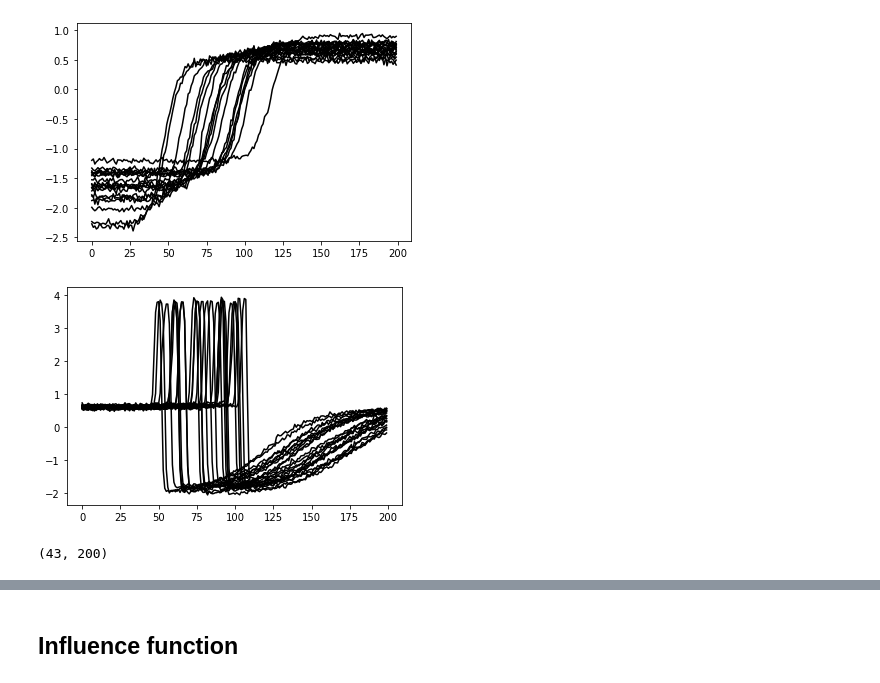
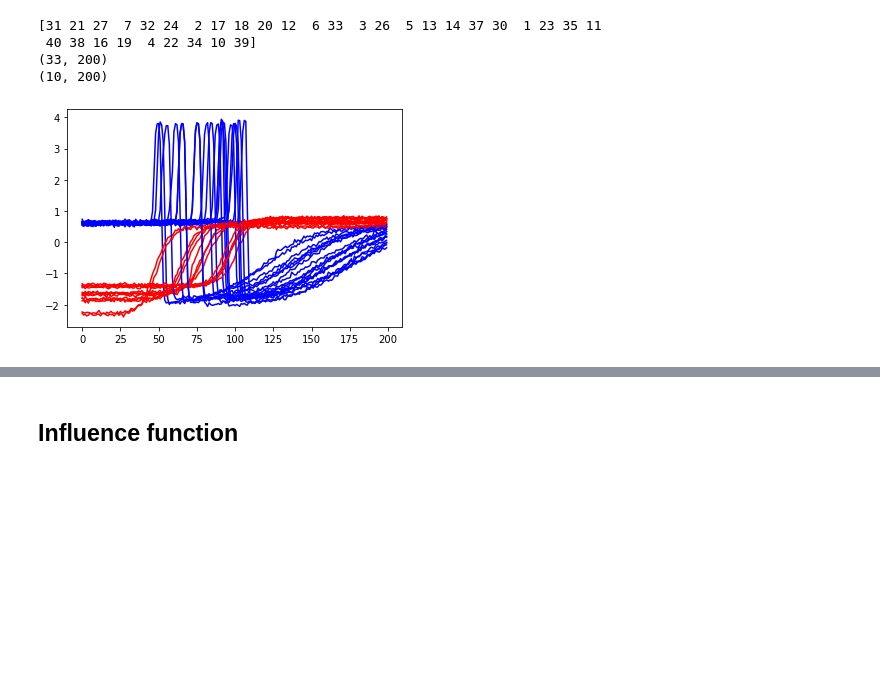
Before and after one commit to h5ng/influence_functions, a Jupyter notebook: influence_function_for_time_series.ipynb, the cells around one changed output, grey strips where cells are left out. Drawn from its saved outputs; the diff is of its cells as text; code cells hidden in the pictures; blank space fills up the shorter version.

```diff
--- a/influence_function_for_time_series.ipynb
+++ b/influence_function_for_time_series.ipynb
@@ -11,16 +18,21 @@ tf.disable_v2_behavior()
 # %%
-dataset_X = scipy.io.loadmat('./dataset/timeseries/Trace_data.mat')['data']
-dataset_Y = scipy.io.loadmat('./dataset/timeseries/Trace_label.mat')['label'][0]
+all_x = scipy.io.loadmat('./dataset/timeseries/Trace_data.mat')['data']
+all_y = scipy.io.loadmat('./dataset/timeseries/Trace_label.mat')['label'][0]
 # %%
-X, Y = [], []
+x, y = [], []
 
 class_1 = 1
 class_2 = 4
 
-for i in range(len(dataset_Y)):
-  if dataset_Y[i] == class_1 or dataset_Y[i] == class_2:
-    X.append(dataset_X[i][:200])
-    Y.append(dataset_Y[i])
+for i in range(len(all_x)):
+  if all_y[i] == class_1 or all_y[i] == class_2:
+    x.append(all_x[i][:200])
+    y.append(all_y[i])
 
-X = np.array(X)
-Y = np.array(Y)
+x = np.array(x)
+y = np.array(y)
+y = np.where(y == class_2, -1, 1)
+y = y.reshape(-1, 1)
+
+print(x)
+print(y)
@@ -29,13 +57,28 @@ Y = np.where(Y == class_2, -1, 1)
+# %%
+# Split test / train
+train_cnt = 33
+
+np.random.seed(10)
+train_index = np.random.choice(len(x), size=train_cnt, replace=False)
+print(train_index)
+test_index = [i for i in np.arange(0, len(x)) if i not in train_index]
+
+train_x = x[train_index]
+train_y = y[train_index]
+
+test_x = x[test_index]
+test_y = y[test_index]
+
+print(np.shape(train_x))
+print(np.shape(test_x))
+# %% [output]
+[31 21 27  7 32 24  2 17 18 20 12  6 33  3 26  5 13 14 37 30  1 23 35 11
+ 40 38 16 19  4 22 34 10 39]
+(33, 200)
+(10, 200)
 # %%
-tmp = np.where(Y == -1)[0]
-for i in range(len(tmp)):
-  plt.plot(X[tmp[i]], 'k')
+for i in range(len(train_x)):
+  plt.plot(train_x[i].ravel(), 'b' if train_y[i] == 1 else 'r')
 plt.show()
 # %% [output]
-[figure, old version]
+[figure, new version]
-# %%
-tmp = np.where(Y == 1)[0]
-for i in range(len(tmp)):
-  plt.plot(X[tmp[i]], 'k')
-# %% [output]
-[figure, removed]
@@ -44,4 +84,0 @@ Y = np.array(Y).reshape(-1, 1)
-# %%
-print(np.shape(X))
-# %% [output]
-(43, 200)
```
Also changed, not shown: parts of 41 cells of this notebook.
